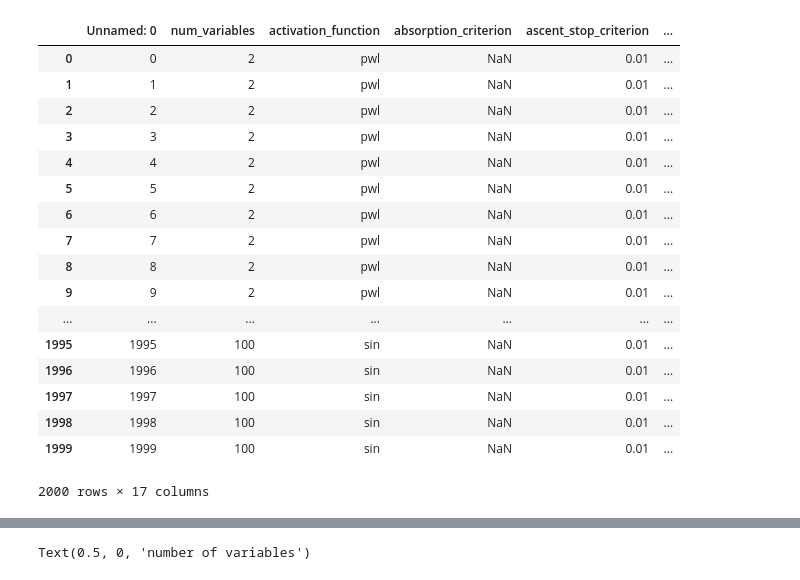
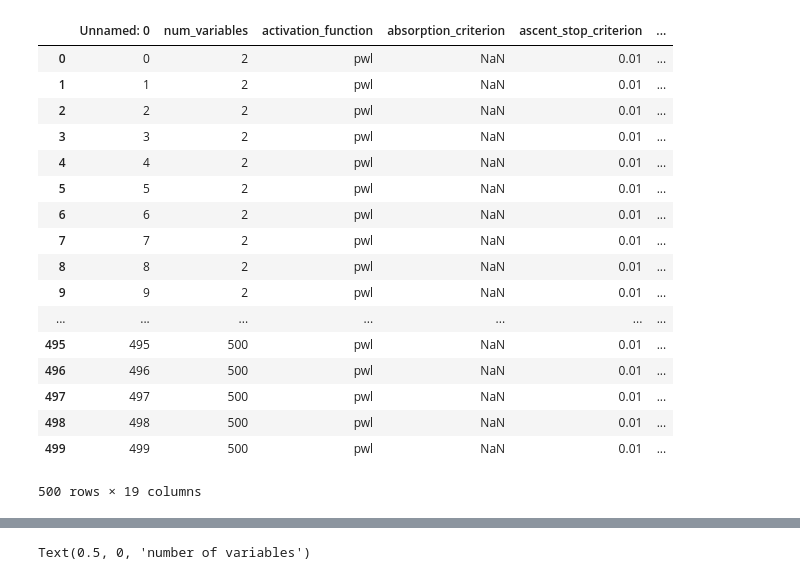
Before and after one commit to mathildebadoual/hmip, a Jupyter notebook: plots_paper.ipynb, the cells around one changed output, grey strips where cells are left out. Drawn from its saved outputs; the diff is of its cells as text; code cells hidden in the pictures.

```diff
--- a/plots_paper.ipynb
+++ b/plots_paper.ipynb
@@ -7,25 +7,25 @@ import plotly.graph_objects as go
 from plotly.subplots import make_subplots
 import plotly.express as px
 # %%
-stats = pd.read_csv('solve/stats_save.csv')
+stats = pd.read_csv('stats_without_constraints.csv')
 stats
 # %% [output]
 |  | Unnamed: 0 | num_variables | activation_function | absorption_criterion | ascent_stop_criterion | ... |
 | 0 | 0 | 2 | pwl | NaN | 0.01 | ... |
 | 1 | 1 | 2 | pwl | NaN | 0.01 | ... |
 | 2 | 2 | 2 | pwl | NaN | 0.01 | ... |
 | 3 | 3 | 2 | pwl | NaN | 0.01 | ... |
 | 4 | 4 | 2 | pwl | NaN | 0.01 | ... |
 | 5 | 5 | 2 | pwl | NaN | 0.01 | ... |
 | 6 | 6 | 2 | pwl | NaN | 0.01 | ... |
 | 7 | 7 | 2 | pwl | NaN | 0.01 | ... |
 | 8 | 8 | 2 | pwl | NaN | 0.01 | ... |
 | 9 | 9 | 2 | pwl | NaN | 0.01 | ... |
 | ... | ... | ... | ... | ... | ... | ... |
-| 1995 | 1995 | 100 | sin | NaN | 0.01 | ... |
-| 1996 | 1996 | 100 | sin | NaN | 0.01 | ... |
-| 1997 | 1997 | 100 | sin | NaN | 0.01 | ... |
-| 1998 | 1998 | 100 | sin | NaN | 0.01 | ... |
-| 1999 | 1999 | 100 | sin | NaN | 0.01 | ... |
+| 495 | 495 | 500 | pwl | NaN | 0.01 | ... |
+| 496 | 496 | 500 | pwl | NaN | 0.01 | ... |
+| 497 | 497 | 500 | pwl | NaN | 0.01 | ... |
+| 498 | 498 | 500 | pwl | NaN | 0.01 | ... |
+| 499 | 499 | 500 | pwl | NaN | 0.01 | ... |
-2000 rows × 17 columns
+500 rows × 19 columns
 # %%
```
Also changed, not shown: parts of 4 cells of this notebook, 3 other files.
